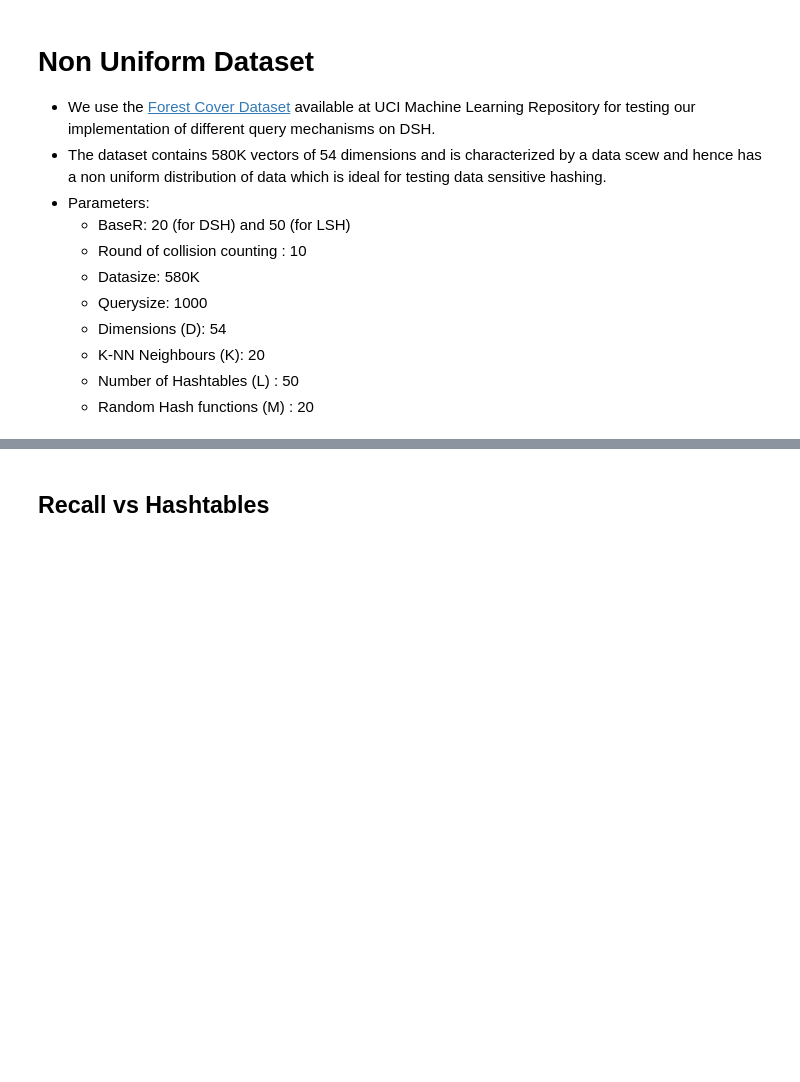
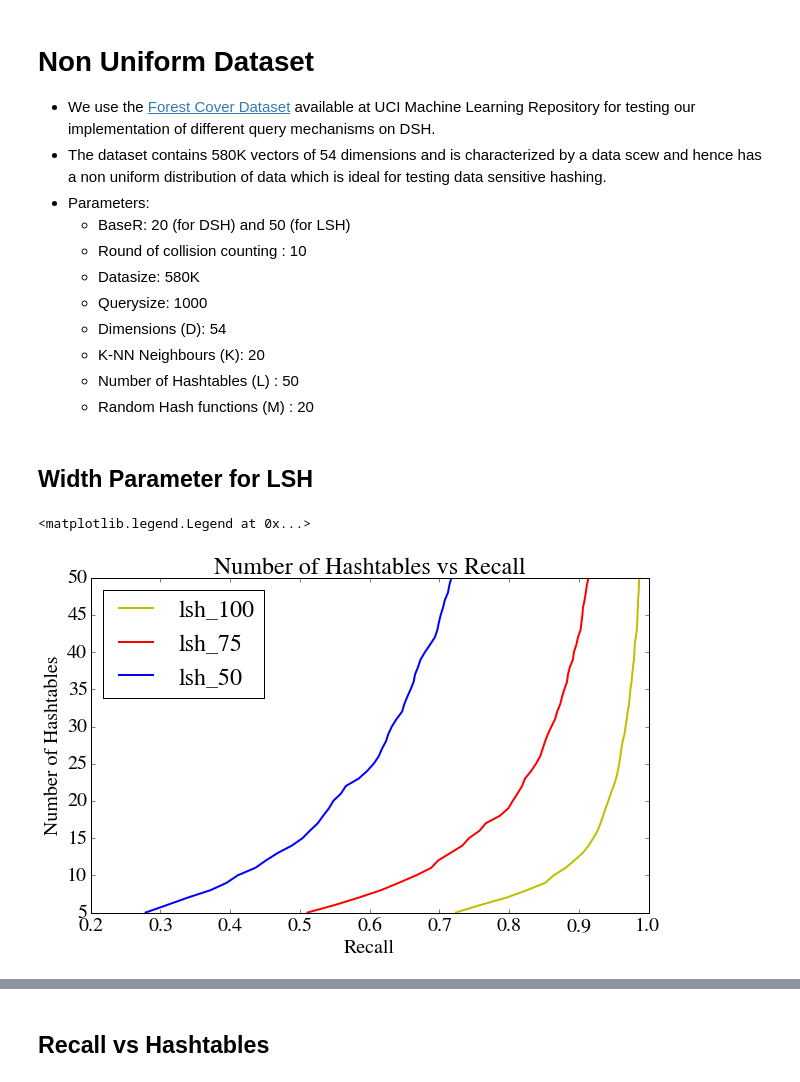
Before and after one commit to srijanshetty/data-sensitive-hashing, a Jupyter notebook: results/Analysis.ipynb, the cells around one changed output, grey strips where cells are left out. Cells and saved outputs as stored; diff of their text form; code cells hidden in the pictures; blank space fills up the shorter version.

```diff
--- a/results/Analysis.ipynb
+++ b/results/Analysis.ipynb
@@ -44,3 +44,19 @@ lsh = pd.read_csv('lsh.csv')
 dsh = pd.read_csv('dsh.csv')
 entropy = pd.read_csv('entropy.csv')
 multiprobe = pd.read_csv('multiprobe.csv')
+# %% [markdown]
+## Width Parameter for LSH
+# %%
+lsh_50 = pd.read_csv('lsh_50.csv')
+lsh_75 = pd.read_csv('lsh_75.csv')
+
+plt.title('Number of Hashtables vs Recall')
+plt.xlabel('Recall')
+plt.ylabel('Number of Hashtables')
+plot0, = plt.plot(lsh['recall'], lsh['Lused'], 'y')
+plot1, = plt.plot(lsh_75['recall'], lsh_75['Lused'], 'r')
+plot2, = plt.plot(lsh_50['recall'], lsh_50['Lused'], 'b')
+plt.legend([plot0, plot1, plot2], ['lsh_100', 'lsh_75', 'lsh_50'], loc=2)
+# %% [output]
+<matplotlib.legend.Legend at 0x...>
+[figure, added]
```
Also changed, not shown: parts of 7 cells of this notebook, 3 other files.
